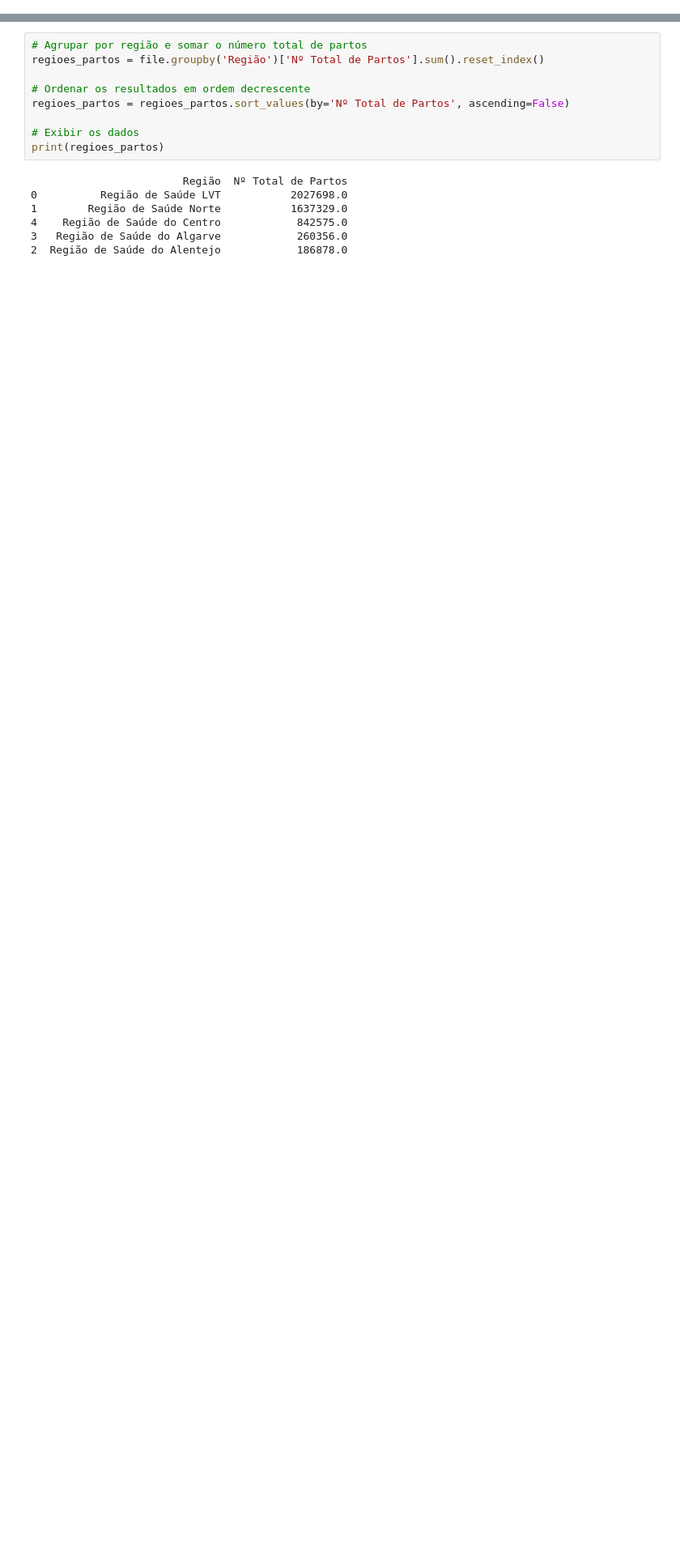
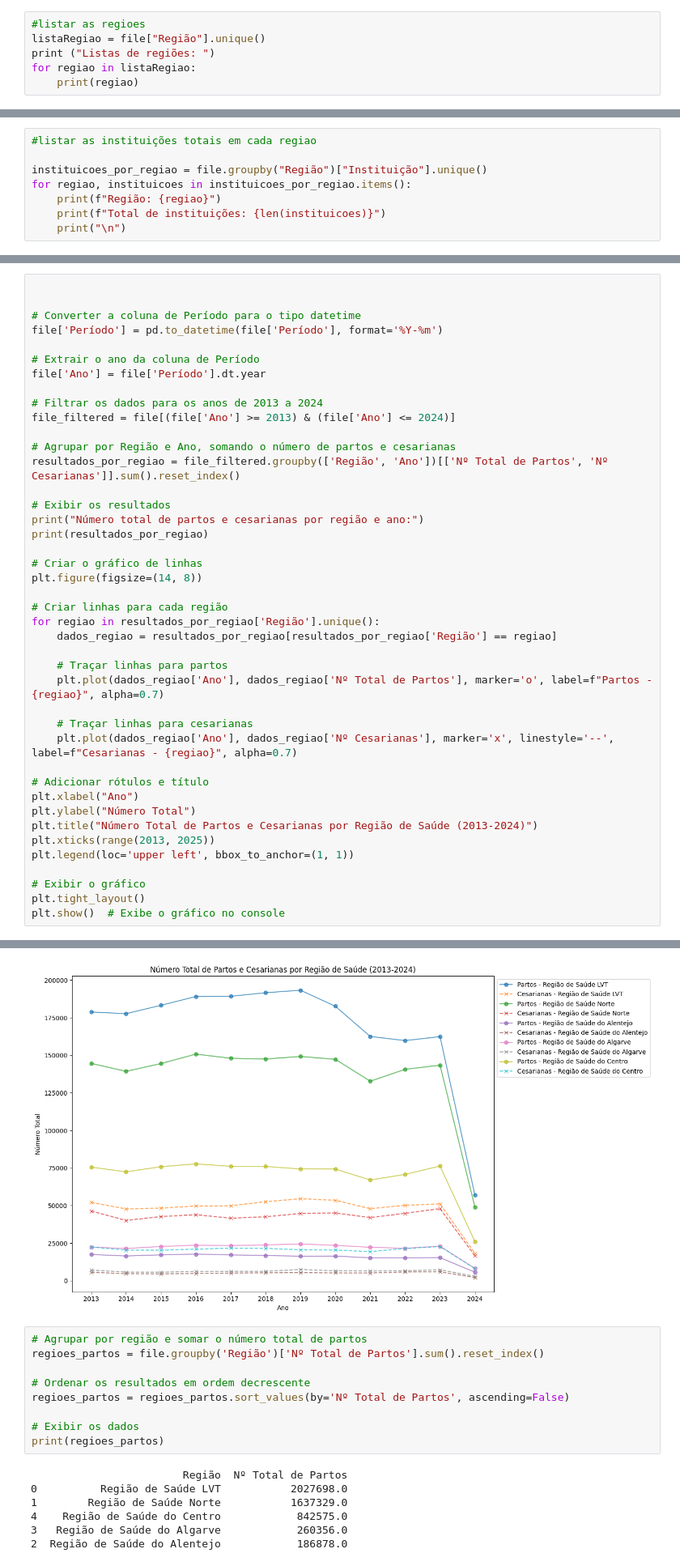
Before and after one commit to altonFreitas/projetoMTAD-partos-e-cesarianas, a Jupyter notebook: pyDSParCes.ipynb, the cells around one changed output, grey strips where cells are left out. Shown at 81% size. Drawn from its saved outputs; the diff is of its cells as text; blank space fills up the shorter version.

```diff
--- a/pyDSParCes.ipynb
+++ b/pyDSParCes.ipynb
@@ -44,0 +38,6 @@ print (file)
+# %%
+#listar as regioes
+listaRegiao = file["Região"].unique()
+print ("Listas de regiões: ")
+for regiao in listaRegiao:
+    print(regiao)
@@ -44,0 +51,8 @@ print (file)
+# %%
+#listar as instituições totais em cada regiao
+
+instituicoes_por_regiao = file.groupby("Região")["Instituição"].unique()
+for regiao, instituicoes in instituicoes_por_regiao.items():
+    print(f"Região: {regiao}")
+    print(f"Total de instituições: {len(instituicoes)}")
+    print("\n")
@@ -44,0 +170,43 @@ print (file)
+# %%
+
+
+# Converter a coluna de Período para o tipo datetime
+file['Período'] = pd.to_datetime(file['Período'], format='%Y-%m')
+
+# Extrair o ano da coluna de Período
+file['Ano'] = file['Período'].dt.year
+
+# Filtrar os dados para os anos de 2013 a 2024
+file_filtered = file[(file['Ano'] >= 2013) & (file['Ano'] <= 2024)]
+
+# Agrupar por Região e Ano, somando o número de partos e cesarianas
+resultados_por_regiao = file_filtered.groupby(['Região', 'Ano'])[['Nº Total de Partos', 'Nº Cesarianas']].sum().reset_index()
+
+# Exibir os resultados
+print("Número total de partos e cesarianas por região e ano:")
+print(resultados_por_regiao)
+
+# Criar o gráfico de linhas
+plt.figure(figsize=(14, 8))
+
+# Criar linhas para cada região
+for regiao in resultados_por_regiao['Região'].unique():
+    dados_regiao = resultados_por_regiao[resultados_por_regiao['Região'] == regiao]
+
+    # Traçar linhas para partos
+    plt.plot(dados_regiao['Ano'], dados_regiao['Nº Total de Partos'], marker='o', label=f"Partos - {regiao}", alpha=0.7)
+
+    # Traçar linhas para cesarianas
+    plt.plot(dados_regiao['Ano'], dados_regiao['Nº Cesarianas'], marker='x', linestyle='--', label=f"Cesarianas - {regiao}", alpha=0.7)
+
+# Adicionar rótulos e título
+plt.xlabel("Ano")
+plt.ylabel("Número Total")
+plt.title("Número Total de Partos e Cesarianas por Região de Saúde (2013-2024)")
+plt.xticks(range(2013, 2025))
+plt.legend(loc='upper left', bbox_to_anchor=(1, 1))
+
+# Exibir o gráfico
+plt.tight_layout()
+plt.show()  # Exibe o gráfico no console
+# %% [output]
@@ -45,3 +230,4 @@ print (file)
+[figure, added]
 # %%
 # Agrupar por região e somar o número total de partos
 regioes_partos = file.groupby('Região')['Nº Total de Partos'].sum().reset_index()
```
Also changed, not shown: parts of 17 cells of this notebook.
